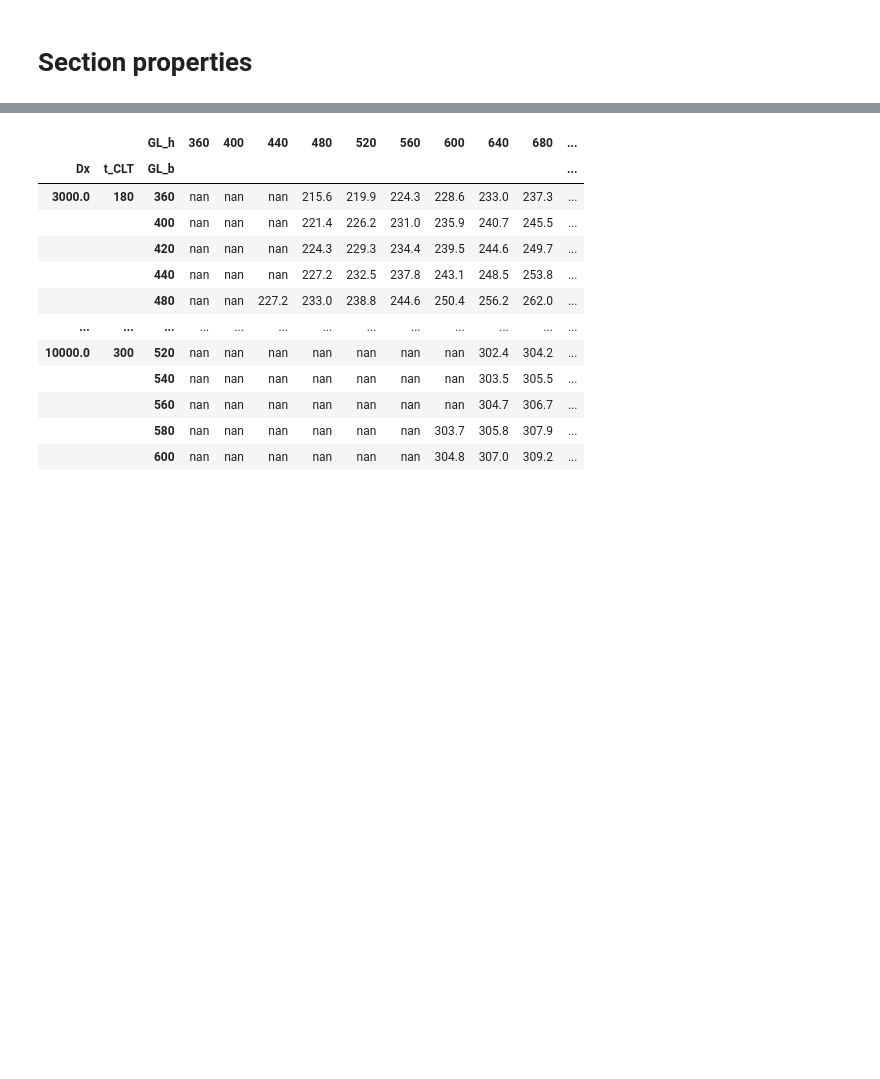
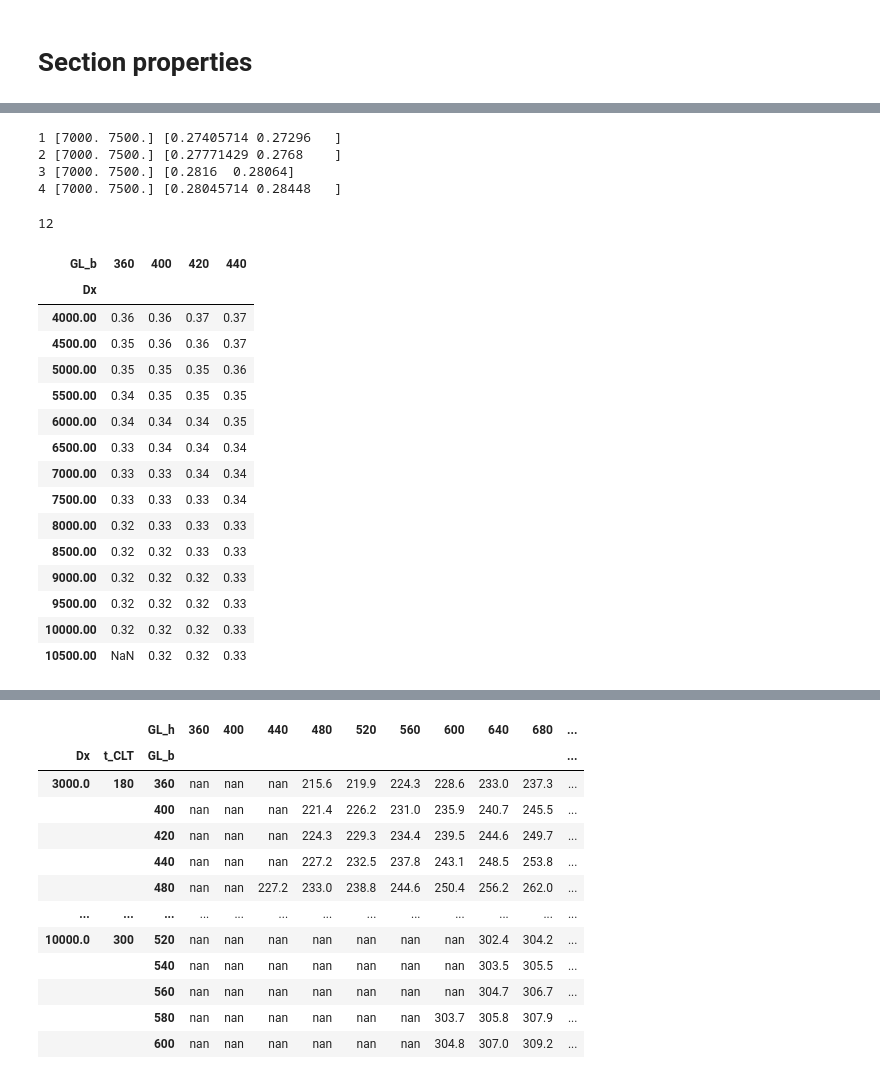
Before and after one commit to MarcoDona-CLTs/my-first-binder, a Jupyter notebook: FrameOptimization.ipynb, the cells around one changed output, grey strips where cells are left out. Drawn from its saved outputs; the diff is of its cells as text; code cells hidden in the pictures; blank space fills up the shorter version.

```diff
--- a/FrameOptimization.ipynb
+++ b/FrameOptimization.ipynb
@@ -13,14 +13,17 @@ GL_h_ = [ 360, 400, 440, 480, 520, 560, 600, 640, 680, 720, 760, 800 ] # 320, 36
 Price_factor_GL = 2 # Price Glulam / Price CLT per volume of material
 # %%
 # Frame Geometry
-L_X = 30000
-L_Y = 5560*4 # 40000
+L_X = 35000
+L_Y = 7560*5 # 40000 7560
 
-N_X = np.array([3,4,5,6,7,8,9,10])
-N_Y = np.array([4]) # ,5,6,7,8,9,10
+# N_X = np.array([3,4,5,6,7,8,9]) # Number of bays in X direction
+# N_Y = np.array([5]) # ,5,6,7,8,9,10 # Number of bays in Y direction
 
-# Dx = np.array([3,4,5,6,7,8,9,10])
-# Dy = np.array([3,4,5,6,7,8,9,10])
+Dx = 1000*np.concatenate((np.array([2, 3]), np.arange(4,10.1,0.2)))
+Dy = np.array([7560])  # 1000*np.arange(3,9,0.5) # np.array([6000])
+
+N_X = L_X / Dx  # Number of bays in X direction
+N_Y = L_Y / Dy  # Number of bays in Y direction
 
 
 Dx = L_X/(N_X)
@@ -97,13 +100,14 @@ k_mod_GL = 0.8
 
 CLT_properties = pd.DataFrame(columns= ['Name', 'thk', 'A_net', 'A_tot' , 'I_net', 'I_tot'])
 
-CLT_properties.loc[0] = [ 'CLT 180 L5s', 180, 120000, 180000, 408000000, 486000100 ]
-CLT_properties.loc[1] = [ 'CLT 200 L5s', 200, 120000, 200000, 527999900, 666666700 ]
-CLT_properties.loc[2] = [ 'CLT 220 L7s - 2', 220, 160000, 220000, 809333300, 887333400 ]
-CLT_properties.loc[3] = [ 'CLT 240 L5s - 2', 240, 200000, 240000, 1114666000, 1152000000 ]
-CLT_properties.loc[4] = [ 'CLT 260 L5s - 2', 260, 200000, 260000, 1386666000, 1464666000   ]
-CLT_properties.loc[5] = [ 'CLT 280 L7s - 2', 280, 200000, 280000, 1690666000, 1829333000 ]
-CLT_properties.loc[6] = [ 'CLT 300 L7s - 2', 300, 240000, 300000, 2063999000, 2250000000  ]
+CLT_properties.loc[0] = [ 'CLT 160 L5s', 160, 120000, 160000, 304000000, 341333300 ]
+CLT_properties.loc[1] = [ 'CLT 180 L5s', 180, 120000, 180000, 408000000, 486000100 ]
+CLT_properties.loc[2] = [ 'CLT 200 L5s', 200, 120000, 200000, 527999900, 666666700 ]
+CLT_properties.loc[3] = [ 'CLT 220 L7s - 2', 220, 160000, 220000, 809333300, 887333400 ]
+CLT_properties.loc[4] = [ 'CLT 240 L5s - 2', 240, 200000, 240000, 1114666000, 1152000000 ]
+CLT_properties.loc[5] = [ 'CLT 260 L5s - 2', 260, 200000, 260000, 1386666000, 1464666000   ]
+CLT_properties.loc[6] = [ 'CLT 280 L7s - 2', 280, 200000, 280000, 1690666000, 1829333000 ]
+CLT_properties.loc[7] = [ 'CLT 300 L7s - 2', 300, 240000, 300000, 2063999000, 2250000000  ]
 CLT_properties = CLT_properties.set_index('thk')
 
 E_CLT_i = Em_0_mean
@@ -139,7 +147,7 @@ def w_1span_unifLoad(E_, I_, L_, q_):
 # %%
 dict = ["Dx" , "Dy", "t_CLT" , "GL_b" , "GL_h" , "w_fin" ,"Volume_Timber" ]
 
-pd.options.display.float_format = ' {:.1f}'.format
+pd.options.display.float_format = ' {:.2f}'.format
 #pd.set_option('colheader_justify', 'center')
 
 
@@ -253 +401,39 @@ Data_Set = Data_Set.set_index(np.array(range(0,zz)))
+# %%
+Data_Set.groupby(['Dx','GL_b'])['Volume_Timber'].min().unstack().iloc[0,:].values
+i = 0
+for x,y in zip(xs,ys):
+    yl = Data_Set.groupby(['Dx','GL_b'])['Volume_Timber'].min().unstack().dropna().iloc[-2:,i].values
+    xl = Data_Set.groupby(['Dx','GL_b'])['Volume_Timber'].min().unstack().dropna().index[-2:].values
+    i = i + 1
+    print(i,  xl, yl )
+# %% [output]
+1 [7000. 7500.] [0.27405714 0.27296   ]
+2 [7000. 7500.] [0.27771429 0.2768    ]
+3 [7000. 7500.] [0.2816  0.28064]
+4 [7000. 7500.] [0.28045714 0.28448   ]
+# %%
+Data_Set.groupby(['Dx','GL_h'])['Volume_Timber'].min().unstack()
+
+int(len(Dx)/6+1)
+# %% [output]
+12
+# %%
+Data_Set.groupby(['Dx','GL_b'])['Volume_Timber'].min().unstack()
+# %% [output]
+| GL_b | 360 | 400 | 420 | 440 |
+| Dx |  |  |  |  |
+| 4000.00 | 0.36 | 0.36 | 0.37 | 0.37 |
+| 4500.00 | 0.35 | 0.36 | 0.36 | 0.37 |
+| 5000.00 | 0.35 | 0.35 | 0.35 | 0.36 |
+| 5500.00 | 0.34 | 0.35 | 0.35 | 0.35 |
+| 6000.00 | 0.34 | 0.34 | 0.34 | 0.35 |
+| 6500.00 | 0.33 | 0.34 | 0.34 | 0.34 |
+| 7000.00 | 0.33 | 0.33 | 0.34 | 0.34 |
+| 7500.00 | 0.33 | 0.33 | 0.33 | 0.34 |
+| 8000.00 | 0.32 | 0.33 | 0.33 | 0.33 |
+| 8500.00 | 0.32 | 0.32 | 0.33 | 0.33 |
+| 9000.00 | 0.32 | 0.32 | 0.32 | 0.33 |
+| 9500.00 | 0.32 | 0.32 | 0.32 | 0.33 |
+| 10000.00 | 0.32 | 0.32 | 0.32 | 0.33 |
+| 10500.00 | NaN | 0.32 | 0.32 | 0.33 |
 # %%
```
Also changed, not shown: parts of 18 cells of this notebook.
